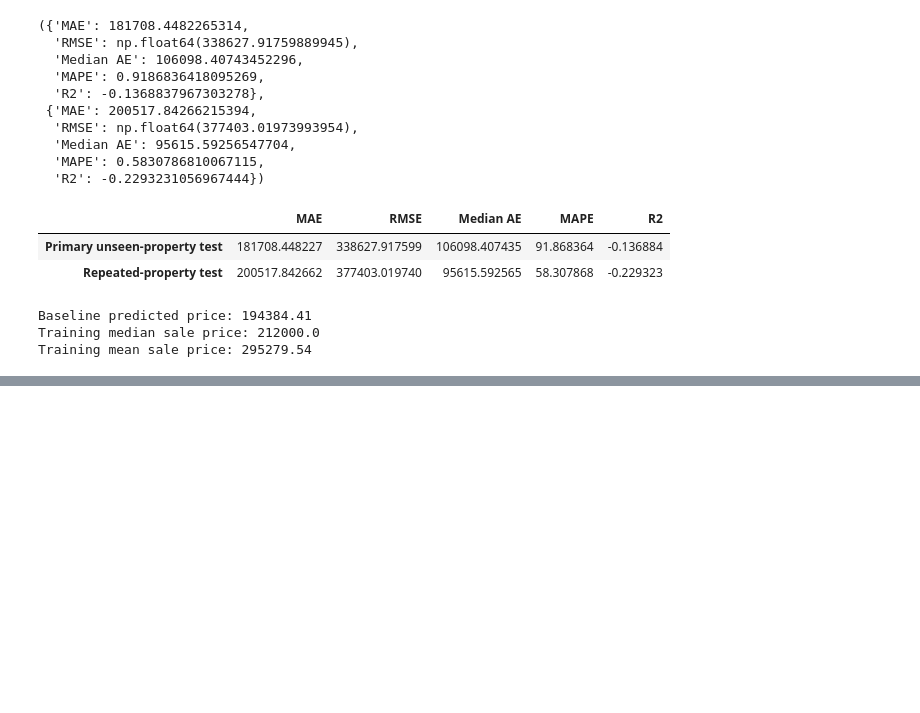
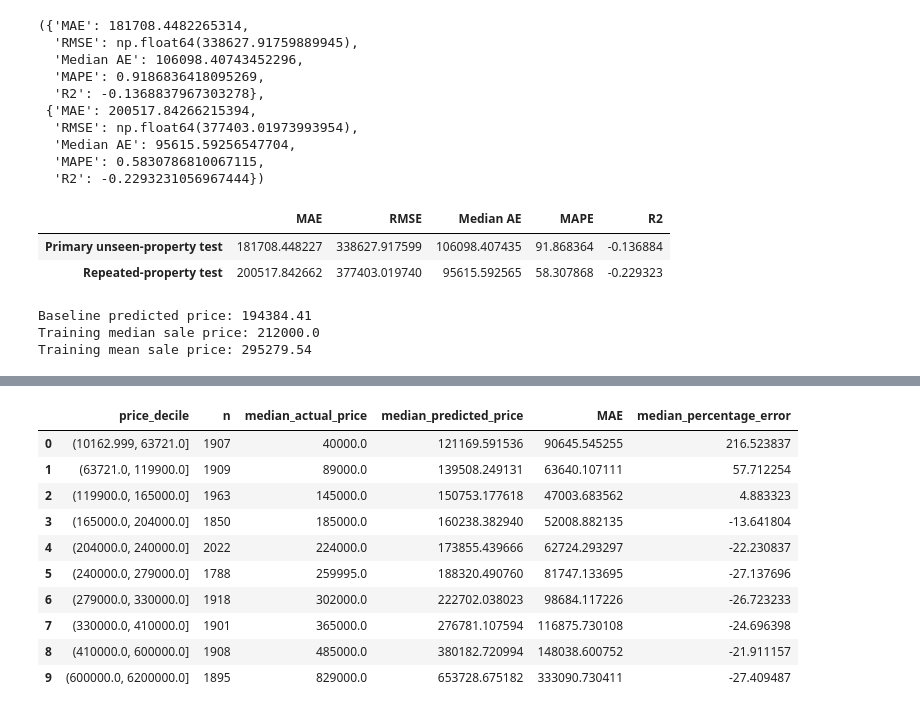
Before and after one commit to KevTJ/kj-project-portfolio, a Jupyter notebook: Projects/fair-housing-price-prediction/01_problem_data_and_fairness_framework.ipynb.ipynb, the cells around one changed output, grey strips where cells are left out. Cells and saved outputs as stored; diff of their text form; code cells hidden in the pictures; blank space fills up the shorter version.

```diff
--- a/Projects/fair-housing-price-prediction/01_problem_data_and_fairness_framework.ipynb.ipynb
+++ b/Projects/fair-housing-price-prediction/01_problem_data_and_fairness_framework.ipynb.ipynb
@@ -2605,0 +2803,53 @@ Training mean sale price: 295279.54
+# %%
+prediction_diagnostics = pd.DataFrame({
+    "actual": y_test,
+    "predicted": rf_pred
+})
+
+prediction_diagnostics["error"] = (
+    prediction_diagnostics["predicted"]
+    - prediction_diagnostics["actual"]
+)
+
+prediction_diagnostics["absolute_error"] = (
+    prediction_diagnostics["error"].abs()
+)
+
+prediction_diagnostics["percentage_error"] = (
+    prediction_diagnostics["error"]
+    / prediction_diagnostics["actual"]
+    * 100
+)
+
+prediction_diagnostics["price_decile"] = pd.qcut(
+    prediction_diagnostics["actual"],
+    q=10,
+    duplicates="drop"
+)
+
+price_decile_diagnostics = (
+    prediction_diagnostics
+    .groupby("price_decile", observed=True)
+    .agg(
+        n=("actual", "size"),
+        median_actual_price=("actual", "median"),
+        median_predicted_price=("predicted", "median"),
+        MAE=("absolute_error", "mean"),
+        median_percentage_error=("percentage_error", "median"),
+    )
+    .reset_index()
+)
+
+price_decile_diagnostics
+# %% [output]
+|  | price_decile | n | median_actual_price | median_predicted_price | MAE | median_percentage_error |
+| 0 | (10162.999, 63721.0] | 1907 | 40000.0 | 121169.591536 | 90645.545255 | 216.523837 |
+| 1 | (63721.0, 119900.0] | 1909 | 89000.0 | 139508.249131 | 63640.107111 | 57.712254 |
+| 2 | (119900.0, 165000.0] | 1963 | 145000.0 | 150753.177618 | 47003.683562 | 4.883323 |
+| 3 | (165000.0, 204000.0] | 1850 | 185000.0 | 160238.382940 | 52008.882135 | -13.641804 |
+| 4 | (204000.0, 240000.0] | 2022 | 224000.0 | 173855.439666 | 62724.293297 | -22.230837 |
+| 5 | (240000.0, 279000.0] | 1788 | 259995.0 | 188320.490760 | 81747.133695 | -27.137696 |
+| 6 | (279000.0, 330000.0] | 1918 | 302000.0 | 222702.038023 | 98684.117226 | -26.723233 |
+| 7 | (330000.0, 410000.0] | 1901 | 365000.0 | 276781.107594 | 116875.730108 | -24.696398 |
+| 8 | (410000.0, 600000.0] | 1908 | 485000.0 | 380182.720994 | 148038.600752 | -21.911157 |
+| 9 | (600000.0, 6200000.0] | 1895 | 829000.0 | 653728.675182 | 333090.730411 | -27.409487 |
```
Also changed, not shown: parts of 21 cells of this notebook.
